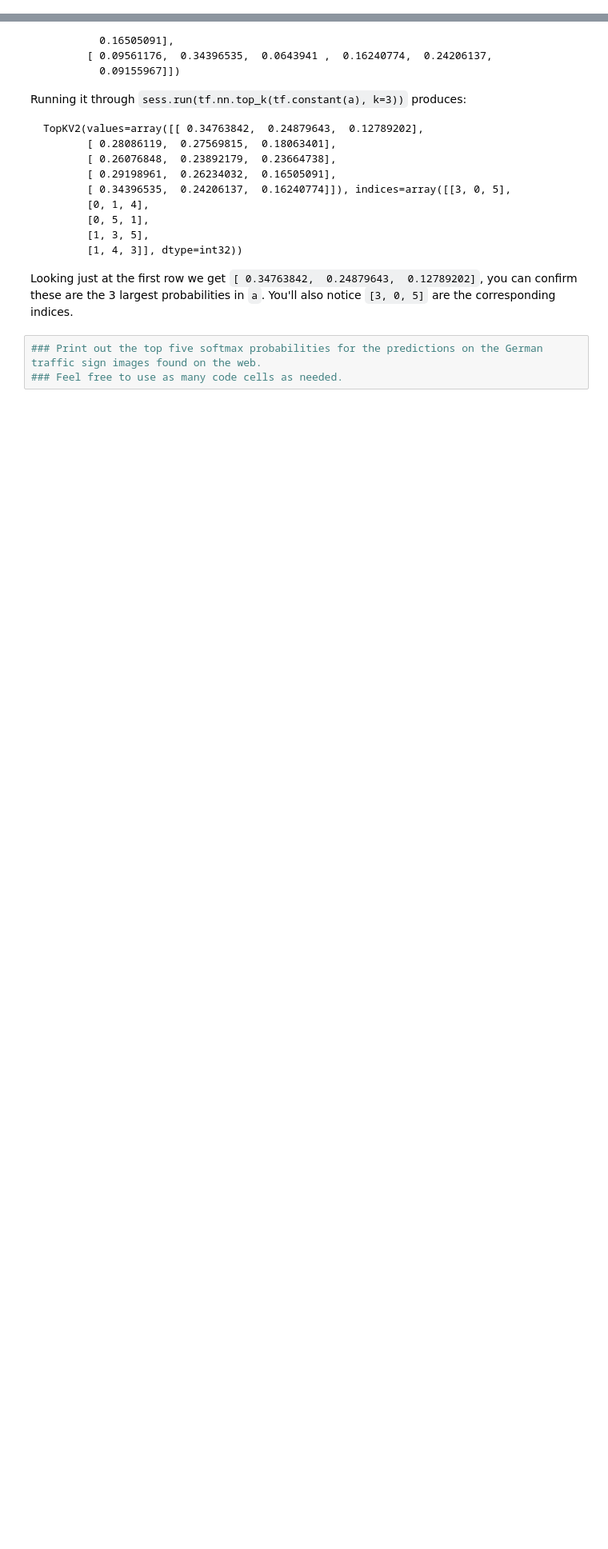
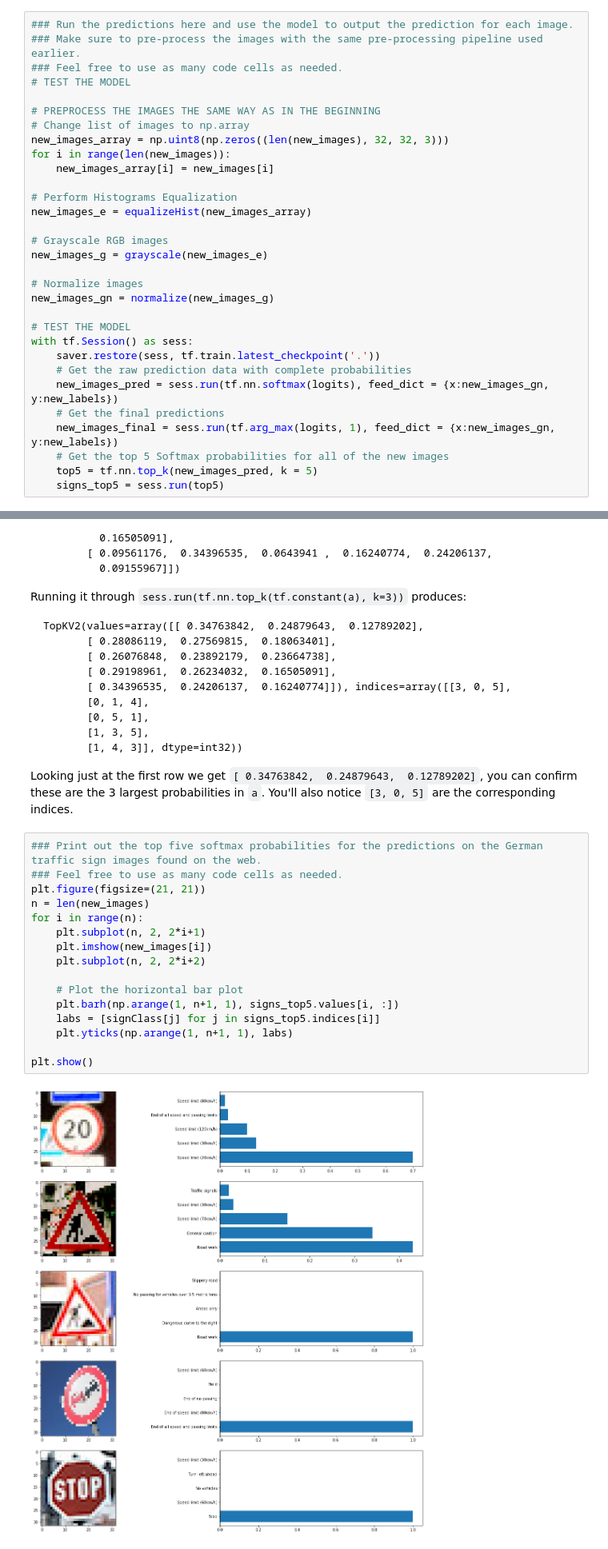
Before and after one commit to RobotMa/CarND-Traffic-Sign-Classifier-New, a Jupyter notebook: Traffic_Sign_Classifier.ipynb, the cells around one changed output, grey strips where cells are left out. Shown: that part at 80% size. Saved outputs shown, nothing was run; the diff lists cells and outputs as text; blank space fills up the shorter version.

```diff
--- a/Traffic_Sign_Classifier.ipynb
+++ b/Traffic_Sign_Classifier.ipynb
@@ -490,3 +491,34 @@ with tf.Session() as sess:
+# %%
+### Run the predictions here and use the model to output the prediction for each image.
+### Make sure to pre-process the images with the same pre-processing pipeline used earlier.
+### Feel free to use as many code cells as needed.
+# TEST THE MODEL
+
+# PREPROCESS THE IMAGES THE SAME WAY AS IN THE BEGINNING
+# Change list of images to np.array
+new_images_array = np.uint8(np.zeros((len(new_images), 32, 32, 3)))
+for i in range(len(new_images)):
+    new_images_array[i] = new_images[i]
+
+# Perform Histograms Equalization
+new_images_e = equalizeHist(new_images_array)
+
+# Grayscale RGB images
+new_images_g = grayscale(new_images_e)
+
+# Normalize images
+new_images_gn = normalize(new_images_g)
+
+# TEST THE MODEL
+with tf.Session() as sess:
+    saver.restore(sess, tf.train.latest_checkpoint('.'))
+    # Get the raw prediction data with complete probabilities
+    new_images_pred = sess.run(tf.nn.softmax(logits), feed_dict = {x:new_images_gn, y:new_labels})
+    # Get the final predictions
+    new_images_final = sess.run(tf.arg_max(logits, 1), feed_dict = {x:new_images_gn, y:new_labels})
+    # Get the top 5 Softmax probabilities for all of the new images
+    top5 = tf.nn.top_k(new_images_pred, k = 5)
+    signs_top5 = sess.run(top5)
 # %% [markdown]
 ### Analyze Performance
 # %%
@@ -535,6 +573,21 @@ Looking just at the first row we get `[ 0.34763842,  0.24879643,  0.12789202]`,
 # %%
 ### Print out the top five softmax probabilities for the predictions on the German traffic sign images found on the web.
 ### Feel free to use as many code cells as needed.
+plt.figure(figsize=(21, 21))
+n = len(new_images)
+for i in range(n):
+    plt.subplot(n, 2, 2*i+1)
+    plt.imshow(new_images[i])
+    plt.subplot(n, 2, 2*i+2)
+
+    # Plot the horizontal bar plot
+    plt.barh(np.arange(1, n+1, 1), signs_top5.values[i, :])
+    labs = [signClass[j] for j in signs_top5.indices[i]]
+    plt.yticks(np.arange(1, n+1, 1), labs)
+
+plt.show()
+# %% [output]
+[figure, added]
 # %% [markdown]
 ### Project Writeup
 
```
Also changed, not shown: parts of 6 cells of this notebook, 9 other files.
